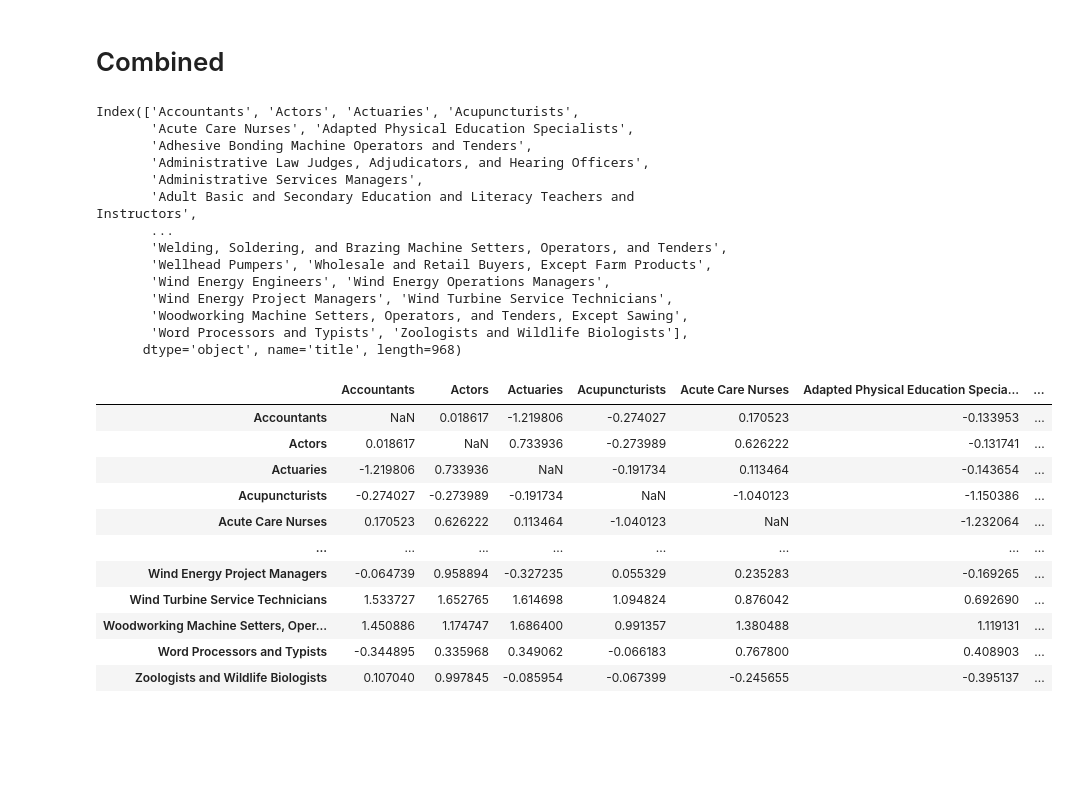
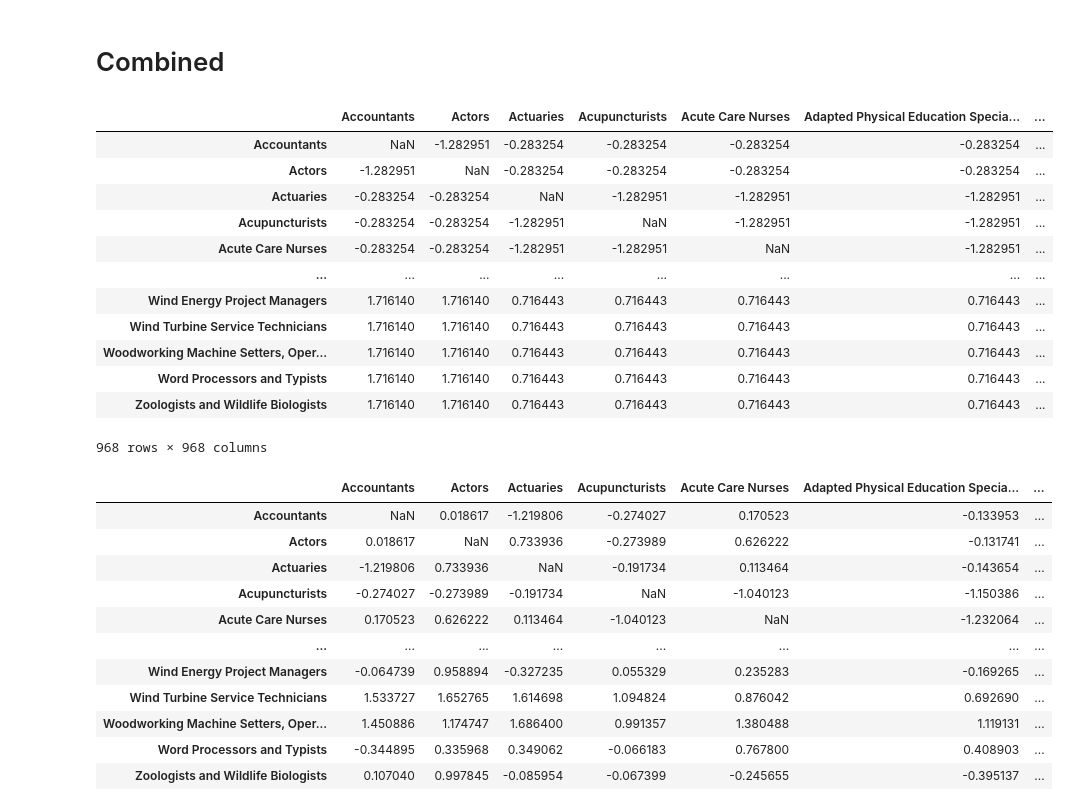
Before and after one commit to thanh17/-UROP-Employment-Pathway, a Jupyter notebook: Career Changer Replication.ipynb, the cells around one changed output. Cells and saved outputs as stored; diff of their text form; code cells hidden in the pictures; blank space fills up the shorter version.

Commit message:
added more data and generalized algorithm

```diff
--- a/Career Changer Replication.ipynb
+++ b/Career Changer Replication.ipynb
@@ -67,6 +67,30 @@ def get_data(connection, descriptor_domain):
             SELECT title,job_zone FROM employment.job_zones
             LEFT JOIN employment.occupation_data USING (onetsoc_code);''', con = connection)
         df
+    elif descriptor_domain == 'work_values':
+        df= pd.read_sql('''
+            SELECT title, element_name, data_value FROM employment.work_values
+            LEFT JOIN employment.content_model_reference USING (element_id)
+            LEFT JOIN employment.occupation_data USING (onetsoc_code)
+            WHERE scale_id LIKE 'EX';''', con = connection)
+        df = df.reset_index().pivot(index = 'title', columns = 'element_name', values = 'data_value')
+    elif descriptor_domain == 'interests':
+        df= pd.read_sql('''
+            SELECT title, element_name, data_value FROM employment.interests
+            LEFT JOIN employment.content_model_reference USING (element_id)
+            LEFT JOIN employment.occupation_data USING (onetsoc_code)
+            WHERE scale_id LIKE 'OI';''', con = connection)
+        df = df.reset_index().pivot(index = 'title', columns = 'element_name', values = 'data_value')
+    elif descriptor_domain == 'work_styles':
+        df= pd.read_sql('''
+            SELECT title, element_name, data_value FROM employment.work_styles
+            LEFT JOIN employment.content_model_reference USING (element_id)
+            LEFT JOIN employment.occupation_data USING (onetsoc_code)
+            WHERE scale_id LIKE 'IM';''', con = connection)
+        df = df.reset_index().pivot(index = 'title', columns = 'element_name', values = 'data_value')
+    elif descriptor_domain == 'name':
+        df= pd.read_sql('''
+            SELECT * FROM employment.occupation_data;''', con = connection)
     else:
         df= pd.read_sql('''
             SELECT title, element_name, data_value FROM employment.''' + descriptor_domain + '''
@@ -176,33 +299,23 @@ df_jz = df_jz[df_jz['title'] != 'Legislators']
 # %%
-df = reduce(lambda x,y: pd.merge(x,y, on='title', how='outer'), [df_wc,df_knowledge,df_skills,df_gwas,df_jz])
-df[df.columns[1:]]
-name_dict = df['title'].to_dict()
-cols = df_wc.index
-cols
+# df = reduce(lambda x,y: pd.merge(x,y, on='title', how='outer'), [df_wc,df_knowledge,df_skills,df_gwas,df_jz])
+# df_name = get_data(connection,'name')
+# df[df.columns[1:]]
+# name_dict = df_name['title'].to_dict()
+# cols = df_wc.index
+# cols
 # df.index
-# %% [output]
-Index(['Accountants', 'Actors', 'Actuaries', 'Acupuncturists',
-       'Acute Care Nurses', 'Adapted Physical Education Specialists',
-       'Adhesive Bonding Machine Operators and Tenders',
-       'Administrative Law Judges, Adjudicators, and Hearing Officers',
-       'Administrative Services Managers',
-       'Adult Basic and Secondary Education and Literacy Teachers and Instructors',
-       ...
-       'Welding, Soldering, and Brazing Machine Setters, Operators, and Tenders',
-       'Wellhead Pumpers', 'Wholesale and Retail Buyers, Except Farm Products',
-       'Wind Energy Engineers', 'Wind Energy Operations Managers',
-       'Wind Energy Project Managers', 'Wind Turbine Service Technicians',
-       'Woodworking Machine Setters, Operators, and Tenders, Except Sawing',
-       'Word Processors and Typists', 'Zoologists and Wildlife Biologists'],
-      dtype='object', name='title', length=968)
 # %%
-def distance_table(df,name_dict=None, dz=False):
+def distance_table(df, dz=False):
 
 #     squareform(pdist(df.iloc[:, 1:])), columns=df.title.unique(), index=df.title.unique()
     dist = []
+    name_dict = {}
     if dz:
+        name_dict = df['title'].sort_values().reset_index()['title'].to_dict()
         dist = pdist(df[df.columns[1:]],'euclidean')
     else:
+        for i in range(len(df.index)):
+            name_dict[i] = df.index[i]
         dist = pdist(df,'euclidean')
     df_dist = pd.DataFrame(squareform(dist))
 #     return df_dist
@@ -232,2 +343,18 @@ def distance_table(df,name_dict=None, dz=False):
+# %%
+distance_table(df_jz,True)
+# %% [output]
+|  | Accountants | Actors | Actuaries | Acupuncturists | Acute Care Nurses | Adapted Physical Education Specia... | ... |
+| Accountants | NaN | -1.282951 | -0.283254 | -0.283254 | -0.283254 | -0.283254 | ... |
+| Actors | -1.282951 | NaN | -0.283254 | -0.283254 | -0.283254 | -0.283254 | ... |
+| Actuaries | -0.283254 | -0.283254 | NaN | -1.282951 | -1.282951 | -1.282951 | ... |
+| Acupuncturists | -0.283254 | -0.283254 | -1.282951 | NaN | -1.282951 | -1.282951 | ... |
+| Acute Care Nurses | -0.283254 | -0.283254 | -1.282951 | -1.282951 | NaN | -1.282951 | ... |
+| ... | ... | ... | ... | ... | ... | ... | ... |
+| Wind Energy Project Managers | 1.716140 | 1.716140 | 0.716443 | 0.716443 | 0.716443 | 0.716443 | ... |
+| Wind Turbine Service Technicians | 1.716140 | 1.716140 | 0.716443 | 0.716443 | 0.716443 | 0.716443 | ... |
+| Woodworking Machine Setters, Oper... | 1.716140 | 1.716140 | 0.716443 | 0.716443 | 0.716443 | 0.716443 | ... |
+| Word Processors and Typists | 1.716140 | 1.716140 | 0.716443 | 0.716443 | 0.716443 | 0.716443 | ... |
+| Zoologists and Wildlife Biologists | 1.716140 | 1.716140 | 0.716443 | 0.716443 | 0.716443 | 0.716443 | ... |
+968 rows × 968 columns
 # %%
 # [df_wc,df_knowledge,df_skills,df_gwas,df_jz]
```
Also changed, not shown: parts of 14 cells of this notebook.
